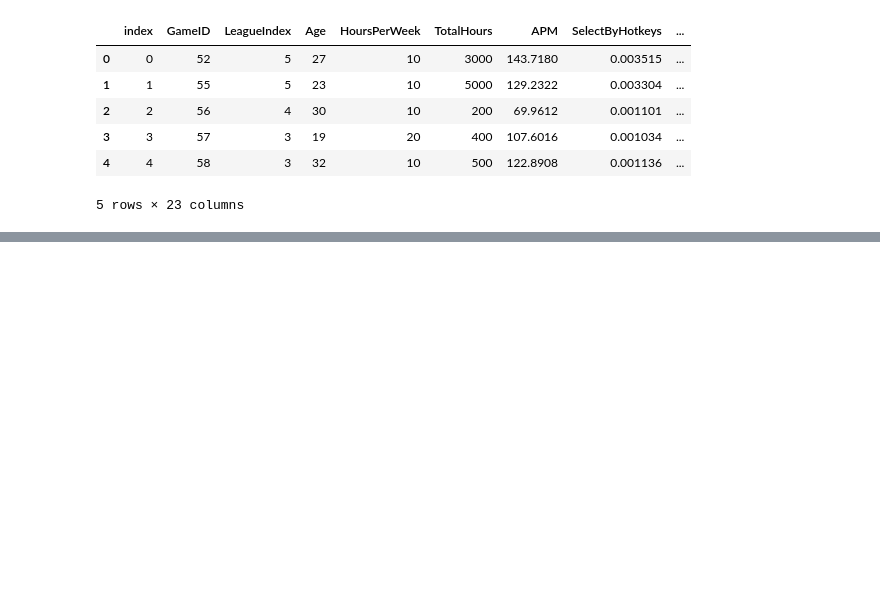
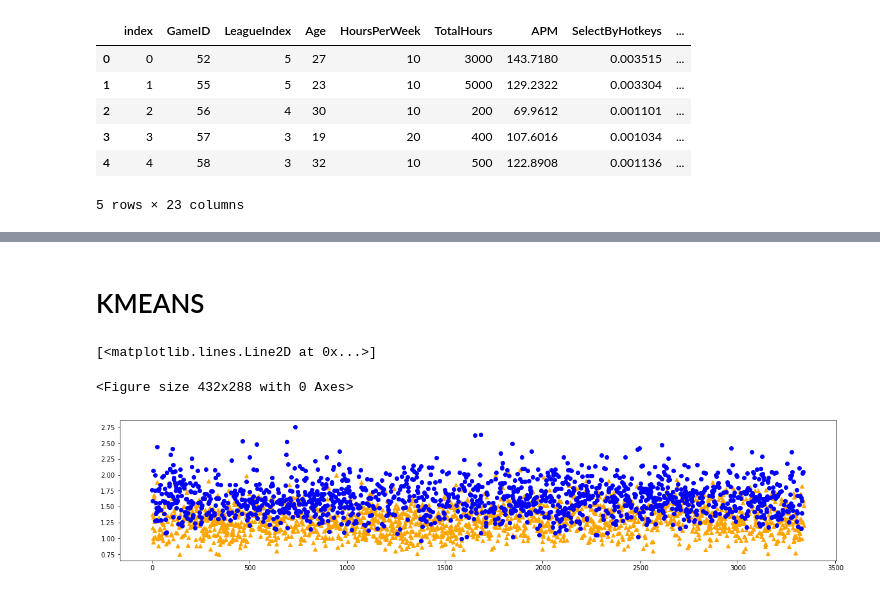
Before and after one commit to AlonsoDiCandia14/Teoria_Informacion, a Jupyter notebook: MP02/MP02.ipynb, the cells around one changed output, grey strips where cells are left out. Drawn from its saved outputs; the diff is of its cells as text; code cells hidden in the pictures; blank space fills up the shorter version.

```diff
--- a/MP02/MP02.ipynb
+++ b/MP02/MP02.ipynb
@@ -157,0 +156,11 @@ pl.contourf(xx,yy_second,y_predic_second,cmap=pl.cm.Accent, alpha=0.8)
+# %% [markdown]
+# KMEANS
+# %%
+pl.clf()
+pl.figure(figsize = (20,4))
+pl.plot(x_label[0][new_table['Binary_Class'] == 1],Y_result1[0][new_table['Binary_Class'] == 1],'^',color='orange',label='ML')
+pl.plot(x_label[1][new_table['Binary_Class'] == 2],Y_result1[1][new_table['Binary_Class'] == 2],'bo',label='ML')
+# %% [output]
+[<matplotlib.lines.Line2D at 0x...>]
+<Figure size 432x288 with 0 Axes>
+[figure, added]
```
Also changed, not shown: parts of 5 cells of this notebook.
